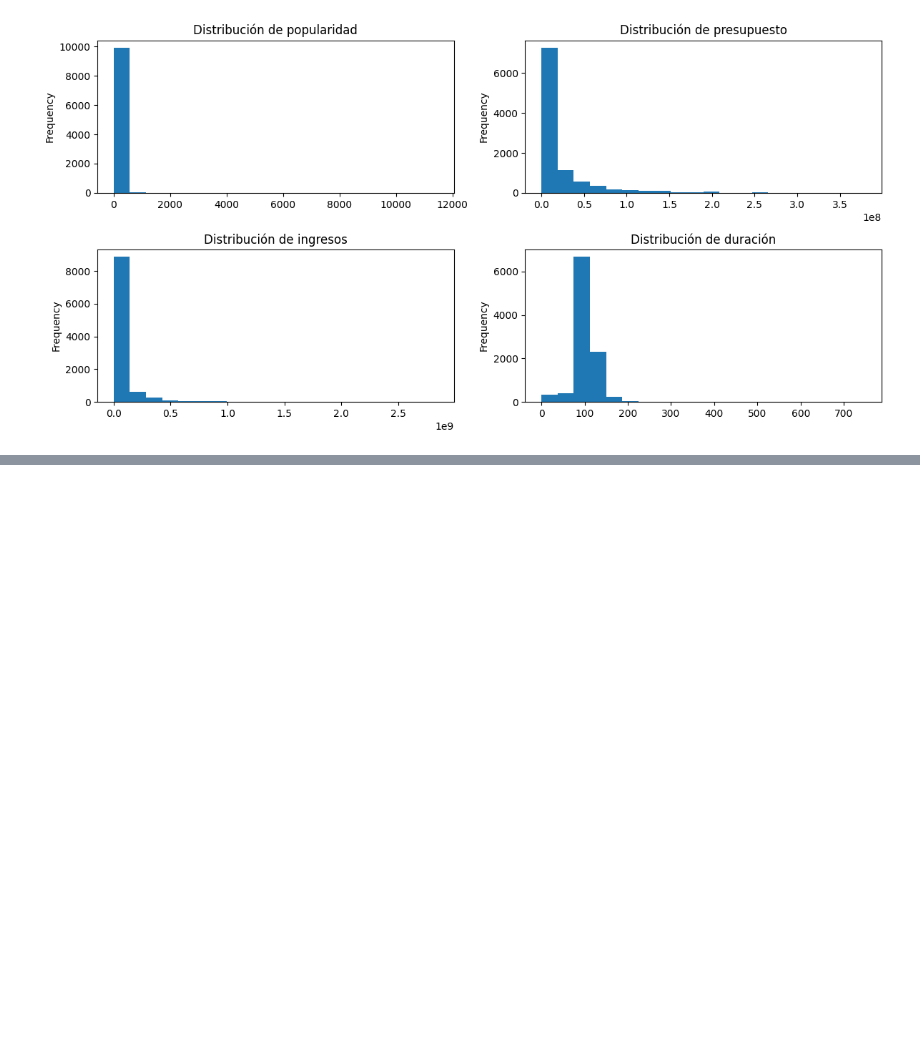
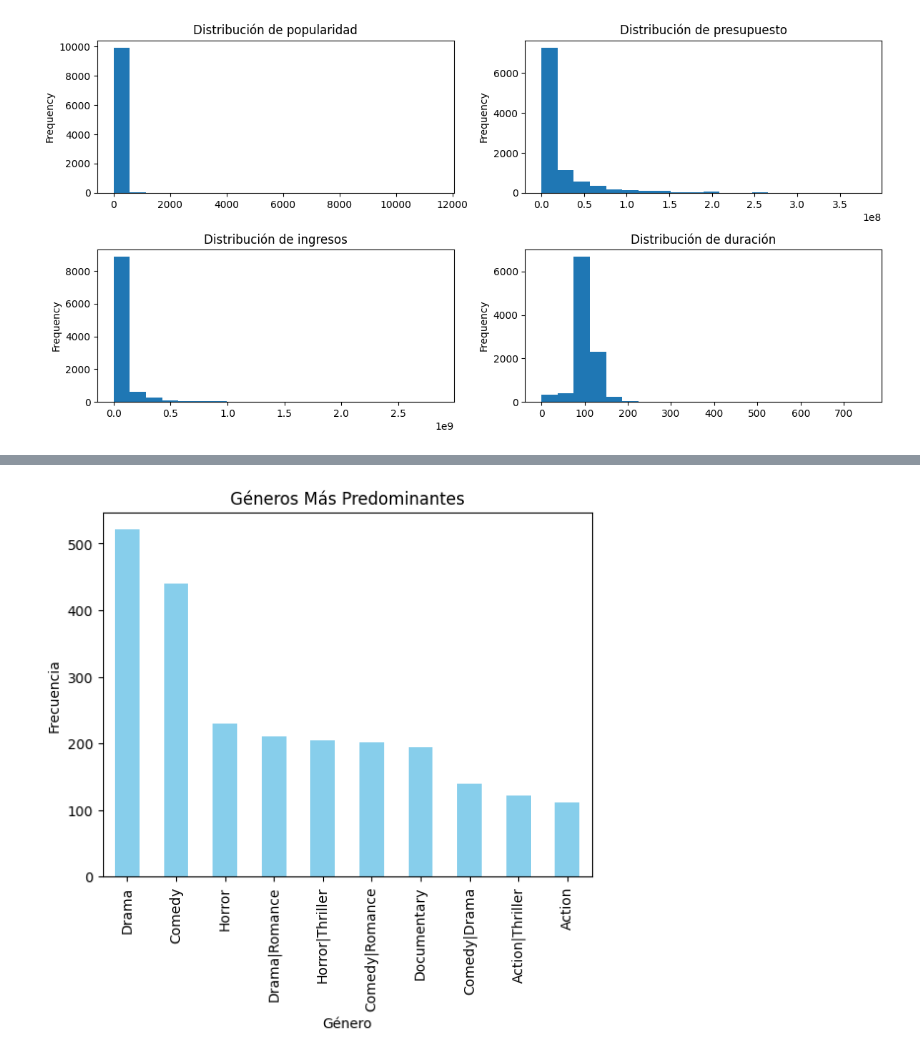
Before and after one commit to Sebas021210/HT1-MD, a Jupyter notebook: HT1.ipynb, the cells around one changed output, grey strips where cells are left out. Cells and saved outputs as stored; diff of their text form; code cells hidden in the pictures; blank space fills up the shorter version.

```diff
--- a/HT1.ipynb
+++ b/HT1.ipynb
@@ -138,3 +205,18 @@ print(generoPeliculas)
 9171               Action|Adventure|Comedy
 9873                        Comedy|Romance
 Name: genres, dtype: object
+# %%
+#Grafico de generos mas predominantes
+datos['genres'] = datos['genres'].apply(lambda x: 'Unknown' if pd.isnull(x) else x)
+datos['generos'] = datos['genres'].str.split(',').apply(lambda x: [genre.strip() for genre in x] if isinstance(x, list) else [])
+generos = datos['generos'].explode()
+frecuenciaGeneros = generos.value_counts()
+top_generos = frecuenciaGeneros.head(10)
+
+top_generos.plot(kind='bar', color='skyblue')
+plt.title('Géneros Más Predominantes')
+plt.xlabel('Género')
+plt.ylabel('Frecuencia')
+plt.show()
+# %% [output]
+[figure, added]
```
Also changed, not shown: parts of 16 cells of this notebook, 1 other file.
